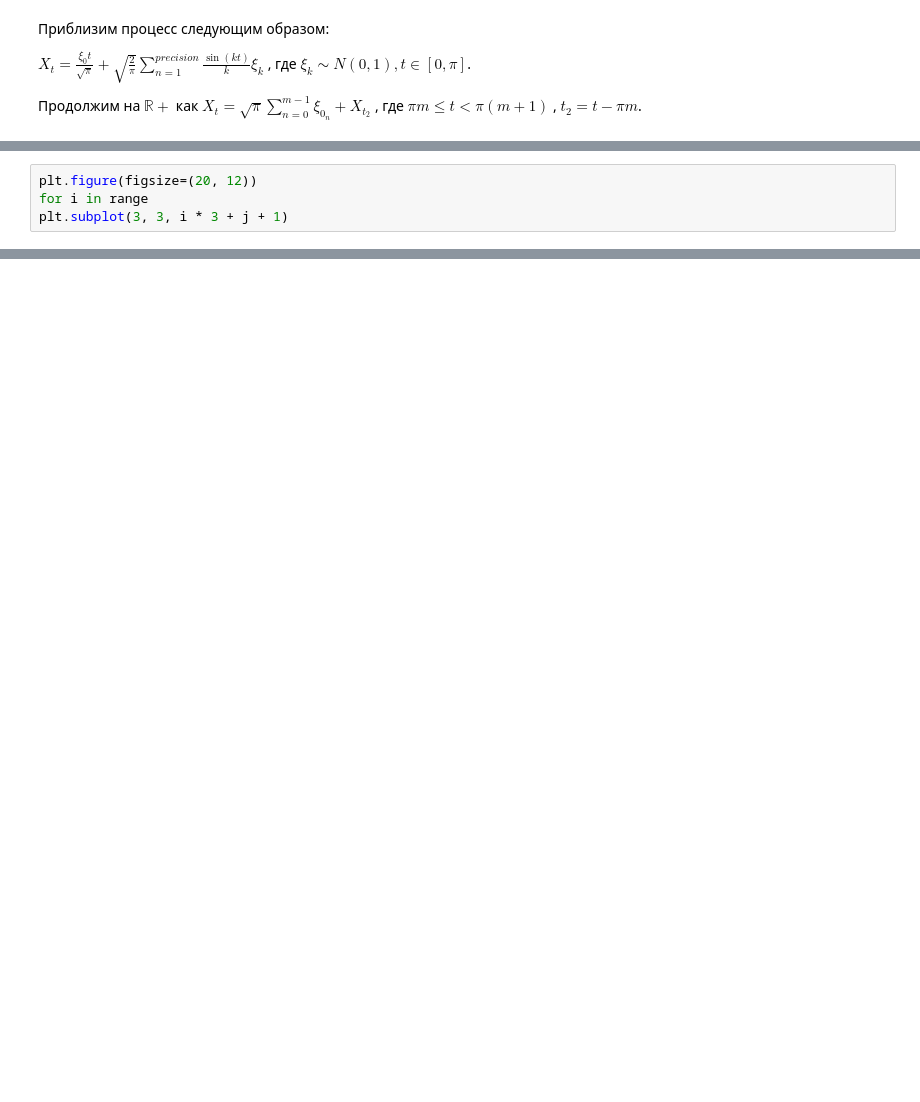
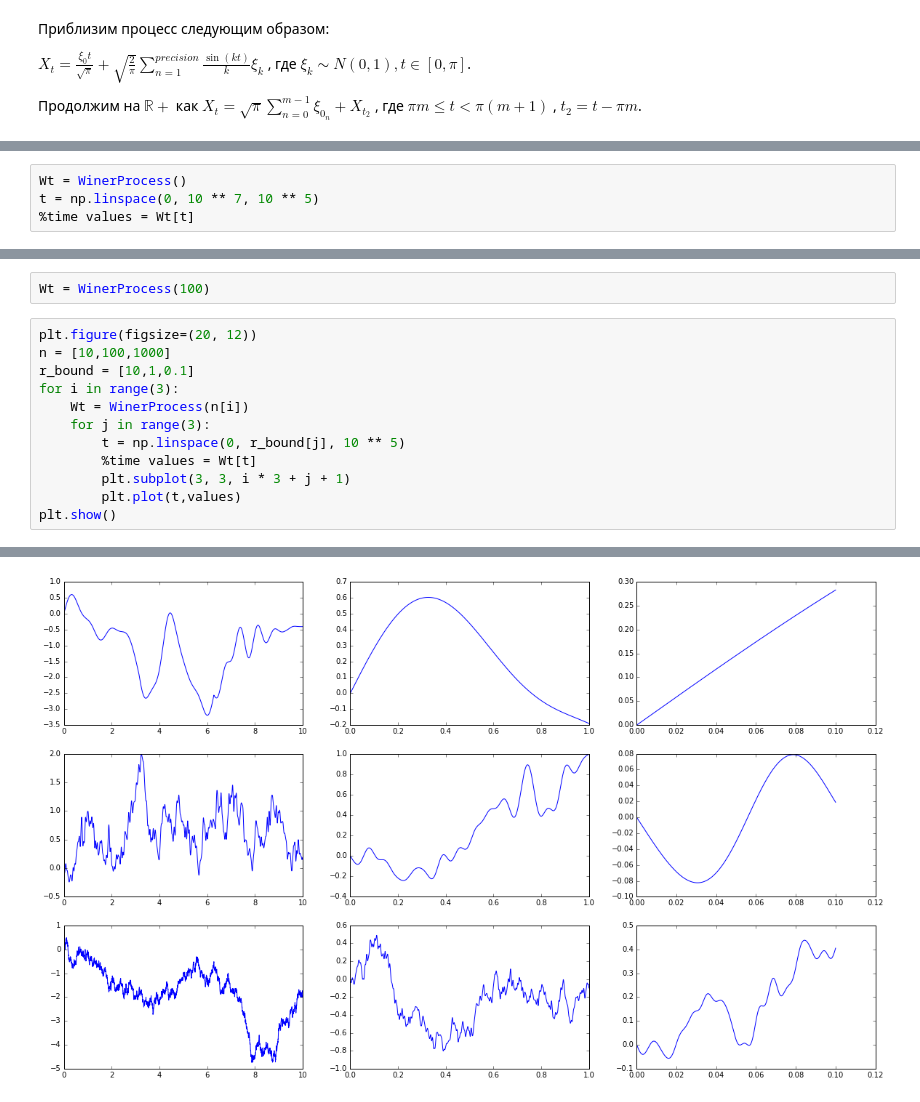
Before and after one commit to ale3otik/MIPT-2016-Stochastic-process, a Jupyter notebook: task3/57.ipynb, the cells around one changed output, grey strips where cells are left out. Saved outputs shown, nothing was run; the diff lists cells and outputs as text; blank space fills up the shorter version.

```diff
--- a/task3/57.ipynb
+++ b/task3/57.ipynb
@@ -62,0 +118,4 @@ class WinerProcess:
+# %%
+Wt = WinerProcess()
+t = np.linspace(0, 10 ** 7, 10 ** 5)
+%time values = Wt[t]
@@ -128,5 +166,15 @@ Wall time: 441 ms
+# %%
+Wt = WinerProcess(100)
 # %%
 plt.figure(figsize=(20, 12))
-for i in range
-plt.subplot(3, 3, i * 3 + j + 1)
+n = [10,100,1000]
+r_bound = [10,1,0.1]
+for i in range(3):
+    Wt = WinerProcess(n[i])
+    for j in range(3):
+        t = np.linspace(0, r_bound[j], 10 ** 5)
+        %time values = Wt[t]
+        plt.subplot(3, 3, i * 3 + j + 1)
+        plt.plot(t,values)
+plt.show()
 # %% [output]
@@ -133,0 +199 @@ SyntaxError: invalid syntax (<ipython-input-43-6c3e032945ea>, line 2)
+[figure, added]
```
Also changed, not shown: parts of 28 cells of this notebook, 1 other file.
